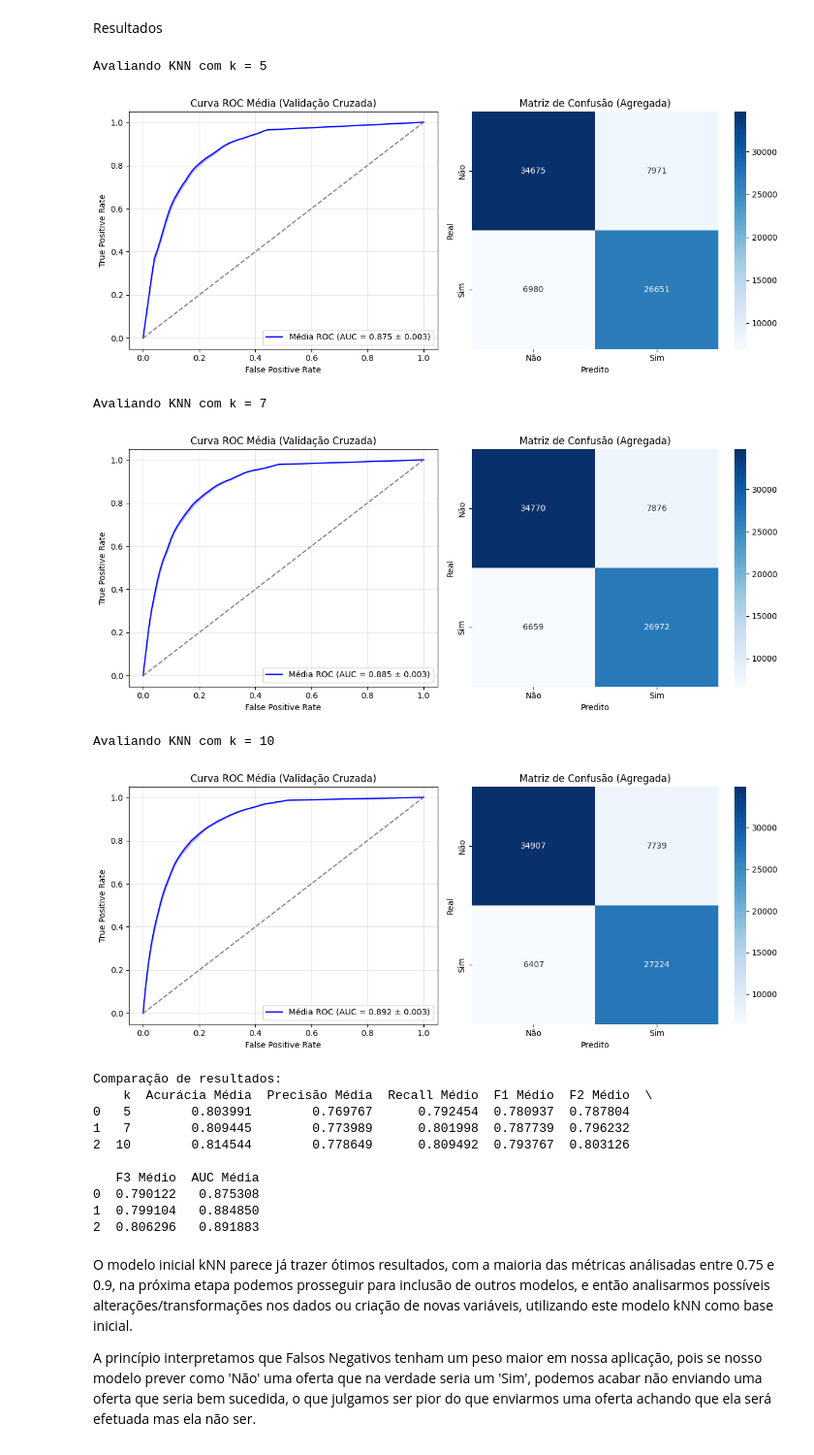
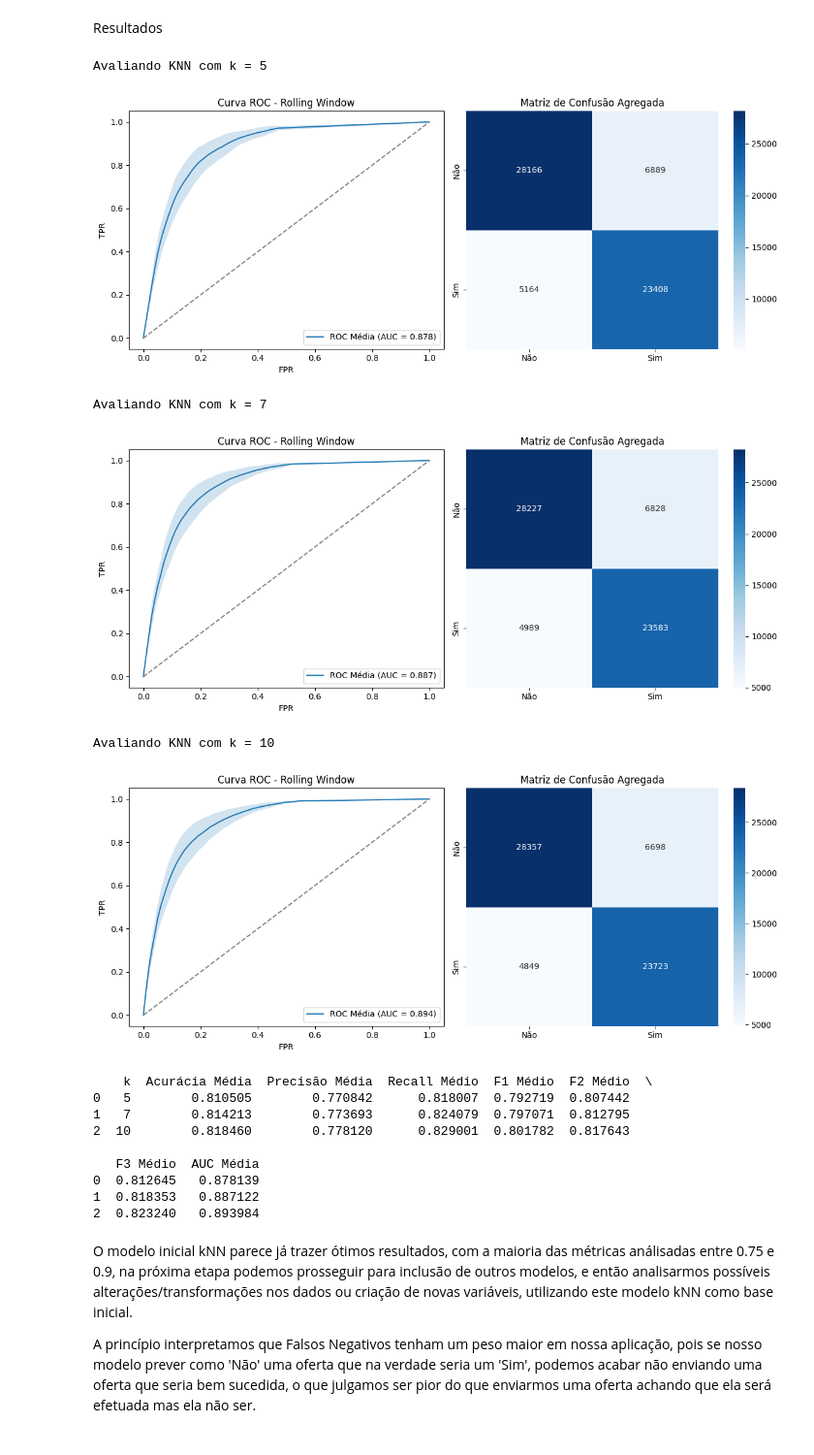
Before and after one commit to Matheus-Santos3778/xingbake, a Jupyter notebook: data_analysis.ipynb, the cells around one changed output. Shown at 97% size. Saved outputs shown, nothing was run; the diff lists cells and outputs as text; code cells hidden in the pictures.

```diff
--- a/data_analysis.ipynb
+++ b/data_analysis.ipynb
@@ -364,5 +334,3 @@ def preprocess_profile_data(df):
-# %%
-data = preprocess_profile_data(data)
 # %%
 data.head()
 # %% [output]
@@ -437,5 +392,3 @@ def pre_offer_missing(df):
-# %%
-data = pre_offer_missing(data)
 # %%
 data.head()
 # %% [output]
@@ -642,2 +517,9 @@ Name: offer_completed, Length: 76277, dtype: int64
+# %%
+data['agi_missing'] = data['income'].isna().astype(int)
 # %% [markdown]
 Teste inicial dos dados usando validação cruzada e ajustando um modelo kNN
+# %%
+categ_vals = ['gender', 'offer_type']
+numeric_vals = ['received_time', 'reward_y', 'difficulty', 'duration', 'pre_offer_avg_spend', 'pre_offer_num_tx', 'time_last_tx', 'membership_year', 'age'
+                , 'income', 'spend_reward_ratio', 'spend_difficulty_ratio']
+extra_vals = ['agi_missing', 'channel_mobile', 'channel_social', 'channel_web']
@@ -732,44 +655,50 @@ Resultados
 # %%
 k_values = [5, 7, 10]
 results_dict = {}
 
 for k in k_values:
     print(f"\nAvaliando KNN com k = {k}")
     model = KNeighborsClassifier(n_neighbors=k, weights='distance')
 
-    results = evaluate_model_with_metrics(model, X, y, n_splits=5)
+    results = evaluate_model_with_rolling_window(
+        df=data,
+        categorical_features=categ_vals,
+        numeric_features=numeric_vals,
+        extra_features=extra_vals,
+        target_col="offer_completed",
+        base_model=model
+    )
+
     results_dict[k] = results
 
 summary = pd.DataFrame({
-    "k": k_values,
-    "Acurácia Média": [np.mean(results_dict[k][0]) for k in k_values],
-    "Precisão Média": [np.mean(results_dict[k][1]) for k in k_values],
-    "Recall Médio": [np.mean(results_dict[k][2]) for k in k_values],
-    "F1 Médio": [np.mean(results_dict[k][3]) for k in k_values],
-    "F2 Médio": [np.mean(results_dict[k][4]) for k in k_values],
-    "F3 Médio": [np.mean(results_dict[k][5]) for k in k_values],
-    "AUC Média": [np.mean(results_dict[k][6]) for k in k_values],
+    "k": [5, 7, 10],
+    "Acurácia Média": [np.mean(results_dict[k][0]) for k in [5,7,10]],
+    "Precisão Média": [np.mean(results_dict[k][1]) for k in [5,7,10]],
+    "Recall Médio": [np.mean(results_dict[k][2]) for k in [5,7,10]],
+    "F1 Médio": [np.mean(results_dict[k][3]) for k in [5,7,10]],
+    "F2 Médio": [np.mean(results_dict[k][4]) for k in [5,7,10]],
+    "F3 Médio": [np.mean(results_dict[k][5]) for k in [5,7,10]],
+    "AUC Média": [np.mean(results_dict[k][6]) for k in [5,7,10]],
 })
 
-print("\nComparação de resultados:")
 print(summary)
 # %% [output]
 Avaliando KNN com k = 5
-[figure, old version]
+[figure, new version]
 Avaliando KNN com k = 7
-[figure, old version]
+[figure, new version]
 Avaliando KNN com k = 10
-[figure, old version]
+[figure, new version]
-Comparação de resultados:
     k  Acurácia Média  Precisão Média  Recall Médio  F1 Médio  F2 Médio  \
-0   5        0.803991        0.769767      0.792454  0.780937  0.787804
-1   7        0.809445        0.773989      0.801998  0.787739  0.796232
-2  10        0.814544        0.778649      0.809492  0.793767  0.803126
+0   5        0.810505        0.770842      0.818007  0.792719  0.807442
+1   7        0.814213        0.773693      0.824079  0.797071  0.812795
+2  10        0.818460        0.778120      0.829001  0.801782  0.817643
 
    F3 Médio  AUC Média
-0  0.790122   0.875308
-1  0.799104   0.884850
-2  0.806296   0.891883
+0  0.812645   0.878139
+1  0.818353   0.887122
+2  0.823240   0.893984
 # %% [markdown]
 O modelo inicial kNN parece já trazer ótimos resultados, com a maioria das métricas análisadas entre 0.75 e 0.9, na próxima etapa podemos prosseguir para inclusão de outros modelos, e então analisarmos possíveis alterações/transformações nos dados ou criação de novas variáveis, utilizando este modelo kNN como base inicial.
 
```
Also changed, not shown: parts of 13 cells of this notebook.
